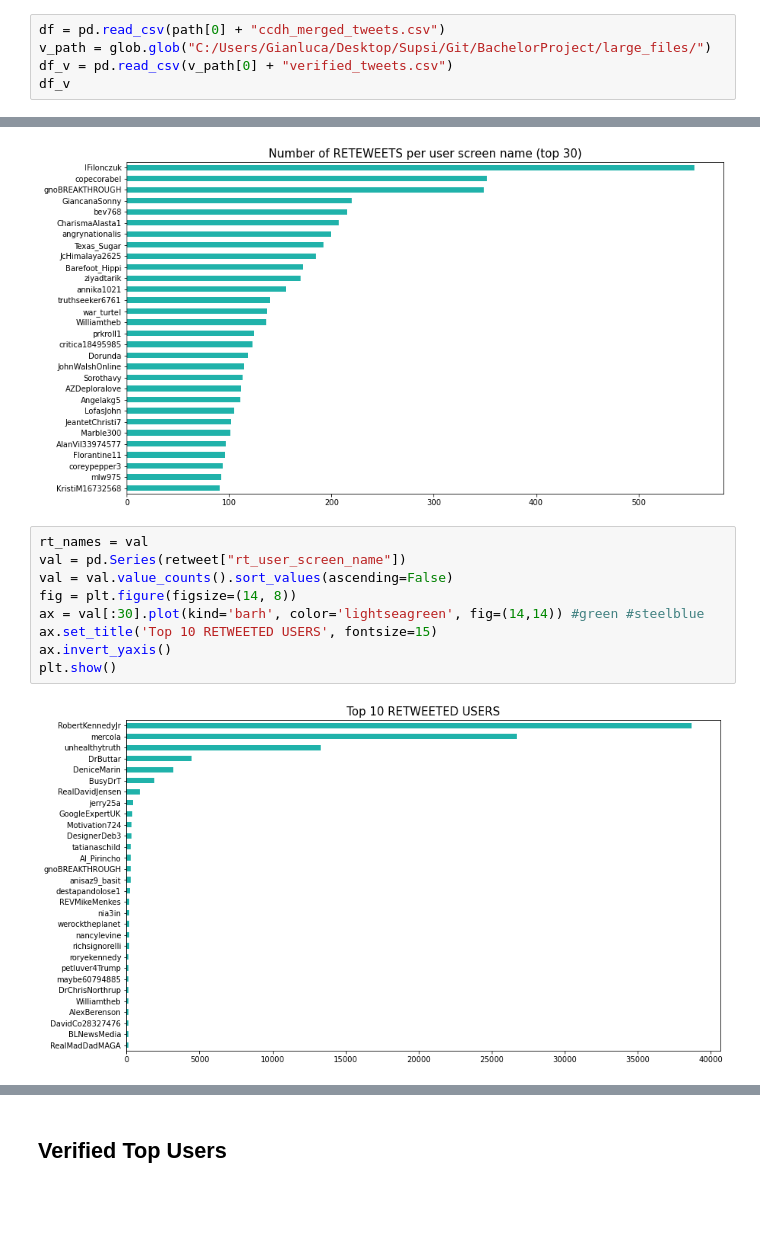
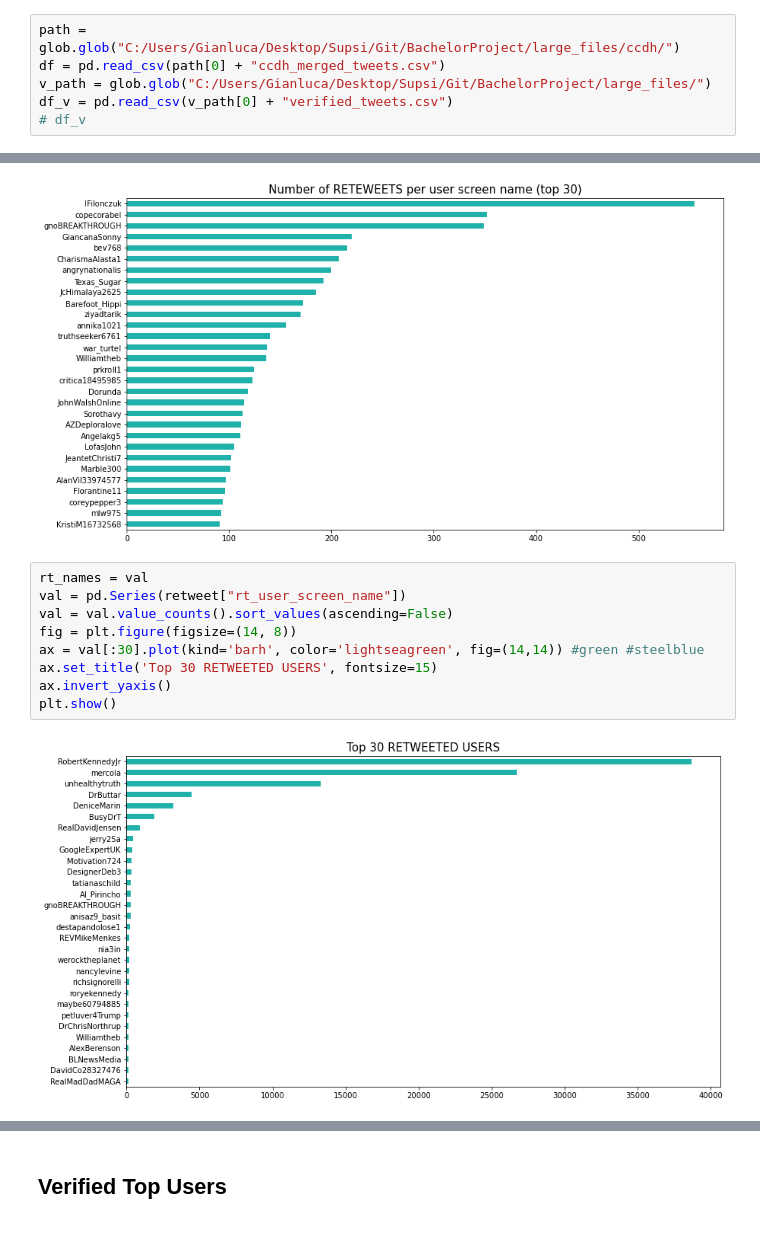
Before and after one commit to gi-ux/BachelorProject, a Jupyter notebook: notebook/Verified_Disinform.ipynb, the cells around one changed output, grey strips where cells are left out. Drawn from its saved outputs; the diff is of its cells as text.

```diff
--- a/notebook/Verified_Disinform.ipynb
+++ b/notebook/Verified_Disinform.ipynb
@@ -164,7 +164,8 @@ df.to_csv(path[0] + "ccdh_merged_tweets.csv", index=False)
 # Disinform Dozen vs Verified users behaviour
 <a id="ccdh_behaviour"/>
 # %%
+path =  glob.glob("C:/Users/Gianluca/Desktop/Supsi/Git/BachelorProject/large_files/ccdh/")
 df = pd.read_csv(path[0] + "ccdh_merged_tweets.csv")
 v_path = glob.glob("C:/Users/Gianluca/Desktop/Supsi/Git/BachelorProject/large_files/")
 df_v = pd.read_csv(v_path[0] + "verified_tweets.csv")
-df_v
+# df_v
@@ -372,14 +345,14 @@ plt.show()
 # %%
 rt_names = val
 val = pd.Series(retweet["rt_user_screen_name"])
 val = val.value_counts().sort_values(ascending=False)
 fig = plt.figure(figsize=(14, 8))
 ax = val[:30].plot(kind='barh', color='lightseagreen', fig=(14,14)) #green #steelblue
-ax.set_title('Top 10 RETWEETED USERS', fontsize=15)
+ax.set_title('Top 30 RETWEETED USERS', fontsize=15)
 ax.invert_yaxis()
 plt.show()
 # %% [output]
-[figure, old version]
+[figure, new version]
 # %%
 val = pd.Series(reply["user_screen_name"])
 val = val.value_counts().sort_values(ascending=False)
```
Also changed, not shown: parts of 9 cells of this notebook, 5 other files.
